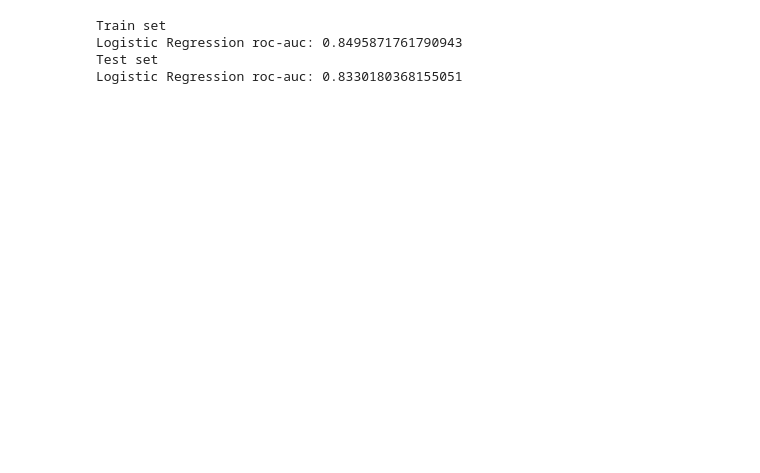
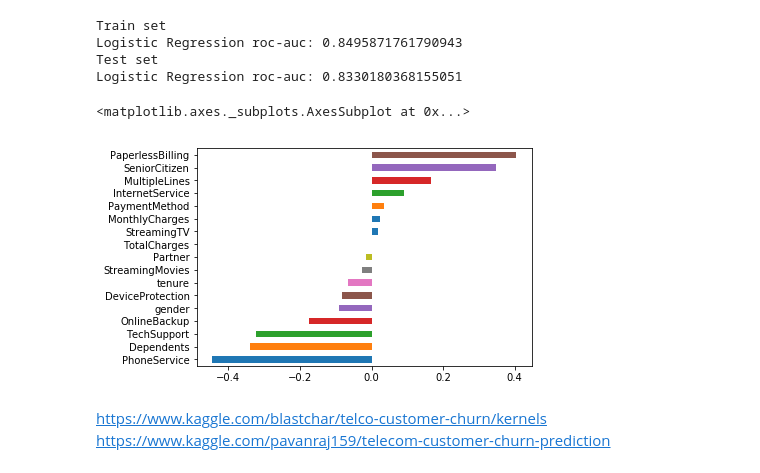
Before and after one commit to innovator-arjun/Telco-Customer-Churn, a Jupyter notebook: Telco Churn Prediction.ipynb, the cells around one changed output. Saved outputs shown, nothing was run; the diff lists cells and outputs as text; code cells hidden in the pictures; blank space fills up the shorter version.

```diff
--- a/Telco Churn Prediction.ipynb
+++ b/Telco Churn Prediction.ipynb
@@ -156,0 +159,2 @@ dataset.TotalCharges.hist()
+# %%
+dataset[dataset.tenure>'0' & dataset.tenure<'20']='10-20'
@@ -213,4 +219,4 @@ dataset.head()
 | 4 | 9237-HQITU | 0 | 0 | 0 | 0 | 2 | 1 | 0 | ... |
 5 rows × 21 columns
 # %%
-X=dataset.iloc[:,1:20].values
+X=dataset.iloc[:,1:20]
@@ -217,5 +232,5 @@ X=dataset.iloc[:,1:20].values
 # %%
-y=dataset.iloc[:,20:21].values
+y=dataset.iloc[:,20:21]
 # %%
 from sklearn.model_selection import train_test_split
 # %%
@@ -245,3 +260,12 @@ Train set
 Logistic Regression roc-auc: 0.8495871761790943
 Test set
 Logistic Regression roc-auc: 0.8330180368155051
+# %%
+weights = pd.Series(logit.coef_[0],index=X.columns.values)
+weights.sort_values()[-20:].plot(kind = 'barh')
+# %% [output]
+<matplotlib.axes._subplots.AxesSubplot at 0x...>
+[figure, added]
+# %% [markdown]
+https://www.kaggle.com/blastchar/telco-customer-churn/kernels
+https://www.kaggle.com/pavanraj159/telecom-customer-churn-prediction
```
Also changed, not shown: parts of 7 cells of this notebook.
